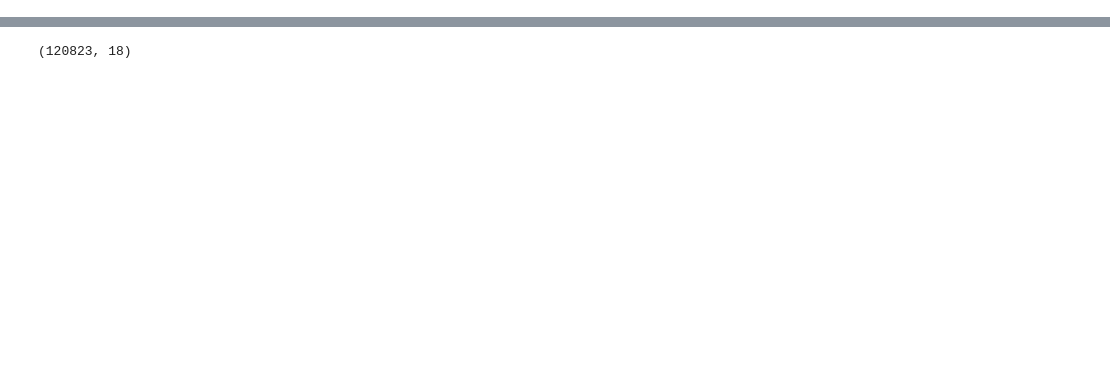
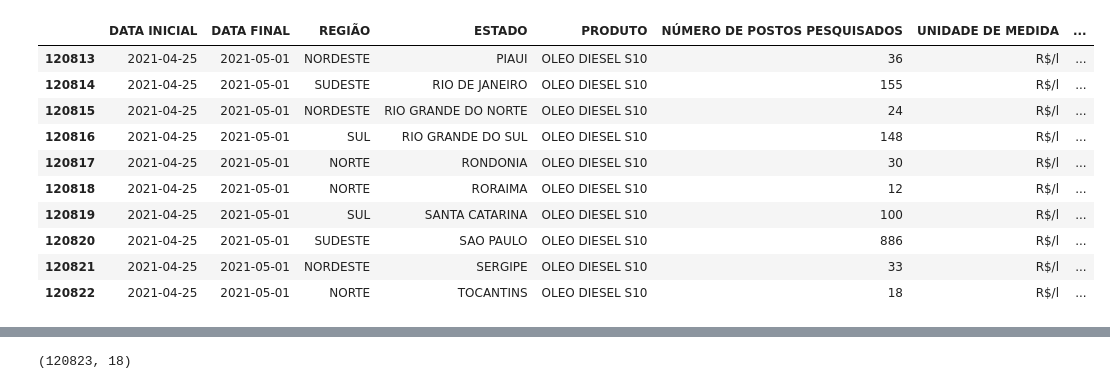
Before and after one commit to manusaleal/EDA_Projeto_Gas, a Jupyter notebook: EDA_Projeto_Gas.ipynb, the cells around one changed output, grey strips where cells are left out. Saved outputs shown, nothing was run; the diff lists cells and outputs as text; code cells hidden in the pictures; blank space fills up the shorter version.

```diff
--- a/EDA_Projeto_Gas.ipynb
+++ b/EDA_Projeto_Gas.ipynb
@@ -4,6 +21,3 @@ import numpy as np
 # %%
 #Abrindo a base de dados .csv
-df_base= pd.read_csv('base_2004_2021.csv')
-
-#Realizando uma rápida observação dos dados
-df_base.head(10)
+df_base= pd.read_csv(r'C:\Users\manus\OneDrive\Documentos\EDA_Projeto_Gas\base_2004_2021.csv')
@@ -23,0 +39,15 @@ Não foi possível visualizar em df.head() se o dataset possui células vazias (
+# %%
+#Realizando uma visualização geral dos dados
+df_base.tail(10)
+# %% [output]
+|  | DATA INICIAL | DATA FINAL | REGIÃO | ESTADO | PRODUTO | NÚMERO DE POSTOS PESQUISADOS | UNIDADE DE MEDIDA | ... |
+| 120813 | 2021-04-25 | 2021-05-01 | NORDESTE | PIAUI | OLEO DIESEL S10 | 36 | R$/l | ... |
+| 120814 | 2021-04-25 | 2021-05-01 | SUDESTE | RIO DE JANEIRO | OLEO DIESEL S10 | 155 | R$/l | ... |
+| 120815 | 2021-04-25 | 2021-05-01 | NORDESTE | RIO GRANDE DO NORTE | OLEO DIESEL S10 | 24 | R$/l | ... |
+| 120816 | 2021-04-25 | 2021-05-01 | SUL | RIO GRANDE DO SUL | OLEO DIESEL S10 | 148 | R$/l | ... |
+| 120817 | 2021-04-25 | 2021-05-01 | NORTE | RONDONIA | OLEO DIESEL S10 | 30 | R$/l | ... |
+| 120818 | 2021-04-25 | 2021-05-01 | NORTE | RORAIMA | OLEO DIESEL S10 | 12 | R$/l | ... |
+| 120819 | 2021-04-25 | 2021-05-01 | SUL | SANTA CATARINA | OLEO DIESEL S10 | 100 | R$/l | ... |
+| 120820 | 2021-04-25 | 2021-05-01 | SUDESTE | SAO PAULO | OLEO DIESEL S10 | 886 | R$/l | ... |
+| 120821 | 2021-04-25 | 2021-05-01 | NORDESTE | SERGIPE | OLEO DIESEL S10 | 33 | R$/l | ... |
+| 120822 | 2021-04-25 | 2021-05-01 | NORTE | TOCANTINS | OLEO DIESEL S10 | 18 | R$/l | ... |
```
Also changed, not shown: parts of 19 cells of this notebook.
